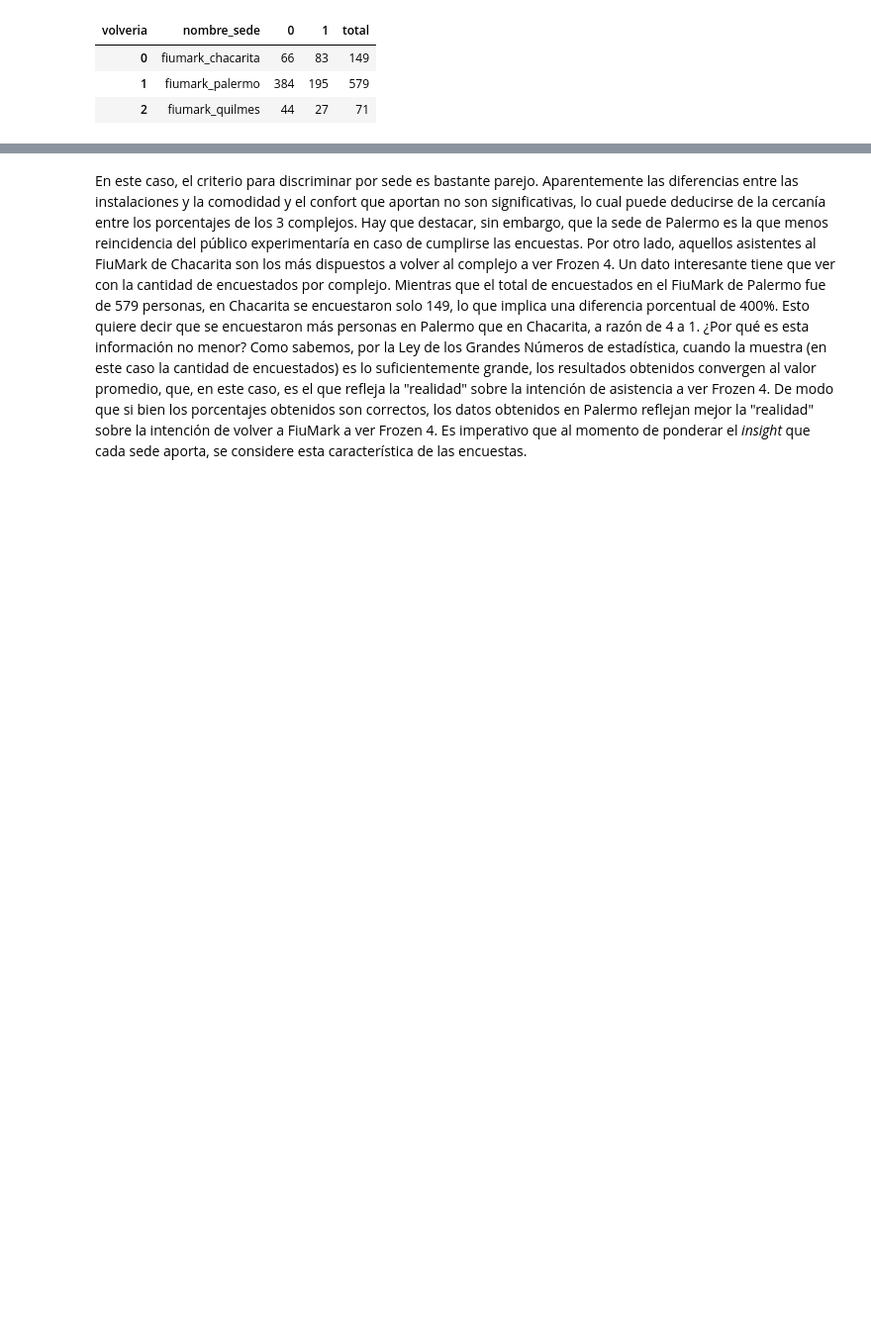
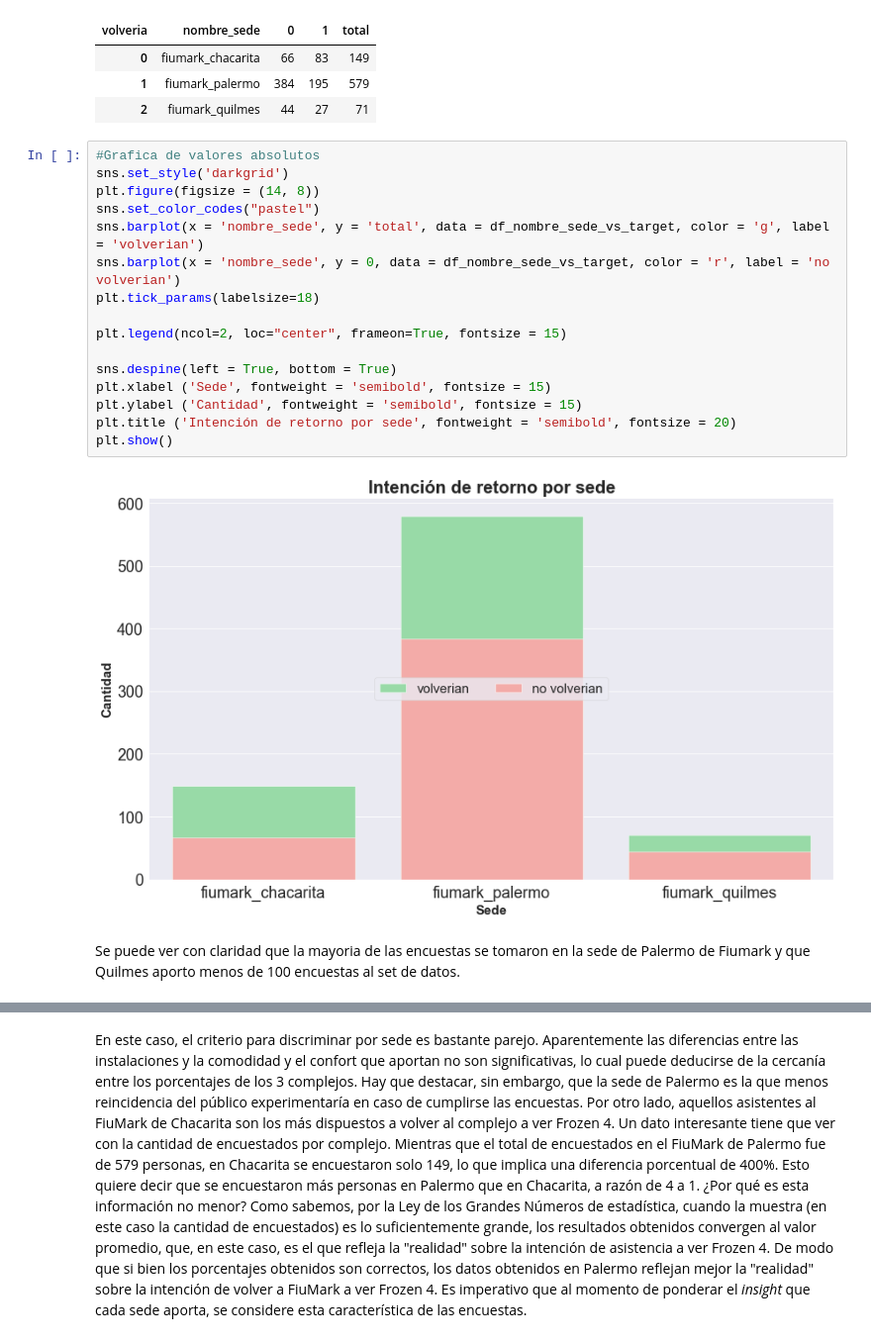
Before and after one commit to lionelguglielmone/OrgaDeCompusTP, a Jupyter notebook: tp1_main.ipynb, the cells around one changed output, grey strips where cells are left out. Shown at 99% size. Cells and saved outputs as stored; diff of their text form; blank space fills up the shorter version.

```diff
--- a/tp1_main.ipynb
+++ b/tp1_main.ipynb
@@ -429,5 +482,25 @@ df_nombre_sede_vs_target
 | 0 | fiumark_chacarita | 66 | 83 | 149 |
 | 1 | fiumark_palermo | 384 | 195 | 579 |
 | 2 | fiumark_quilmes | 44 | 27 | 71 |
+# %%
+#Grafica de valores absolutos
+sns.set_style('darkgrid')
+plt.figure(figsize = (14, 8))
+sns.set_color_codes("pastel")
+sns.barplot(x = 'nombre_sede', y = 'total', data = df_nombre_sede_vs_target, color = 'g', label = 'volverian')
+sns.barplot(x = 'nombre_sede', y = 0, data = df_nombre_sede_vs_target, color = 'r', label = 'no volverian')
+plt.tick_params(labelsize=18)
+
+plt.legend(ncol=2, loc="center", frameon=True, fontsize = 15)
+
+sns.despine(left = True, bottom = True)
+plt.xlabel ('Sede', fontweight = 'semibold', fontsize = 15)
+plt.ylabel ('Cantidad', fontweight = 'semibold', fontsize = 15)
+plt.title ('Intención de retorno por sede', fontweight = 'semibold', fontsize = 20)
+plt.show()
+# %% [output]
+[figure, added]
+# %% [markdown]
+Se puede ver con claridad que la mayoria de las encuestas se tomaron en la sede de Palermo de Fiumark y que Quilmes aporto menos de 100 encuestas al set de datos.
 # %%
 # Convertimos valores a porcentajes
```
Also changed, not shown: parts of 86 cells of this notebook.
